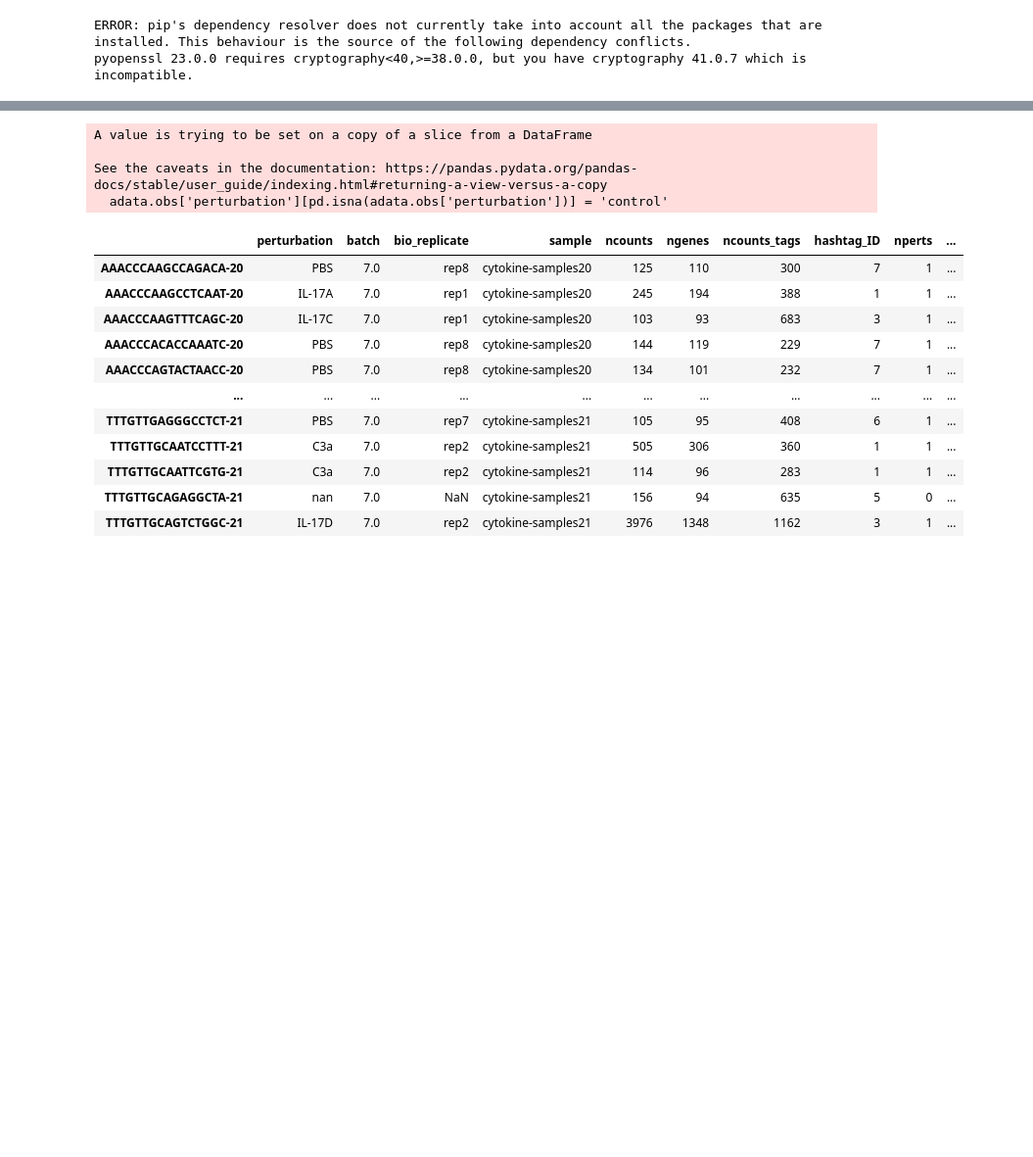
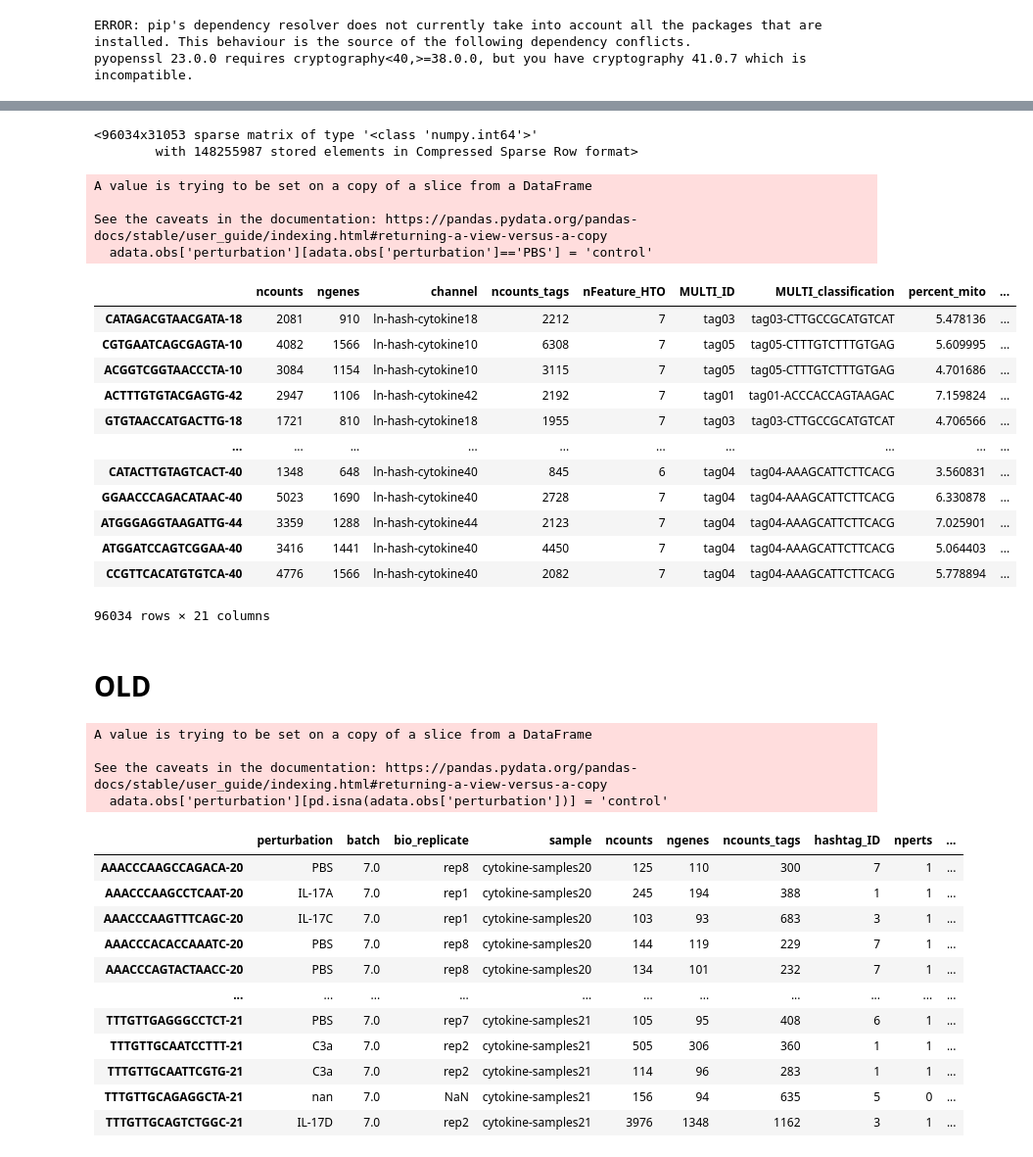
Before and after one commit to sanderlab/scPerturb, a Jupyter notebook: dataset_processing/notebooks/CuiHacohen2023.ipynb, the cells around one changed output, grey strips where cells are left out. Shown at 98% size. Cells and saved outputs as stored; diff of their text form; code cells hidden in the pictures; blank space fills up the shorter version.

Commit message:
Update CuiHacohen2023

```diff
--- a/dataset_processing/notebooks/CuiHacohen2023.ipynb
+++ b/dataset_processing/notebooks/CuiHacohen2023.ipynb
@@ -39,0 +58,6 @@ TEMPDIR = Path('/scratch/peidli/scPerturb/')
+# %%
+adatas = []
+for celltype in celltypes:
+    print(celltype)
+    adata = sc.read_h5ad(TEMPDIR / f'CuiHacohen2023/{celltype}_temp.h5ad')
+    adatas.append(adata)
@@ -40,3 +80,52 @@ TEMPDIR = Path('/scratch/peidli/scPerturb/')
+# %%
+adata = sc.concat(adatas, axis=0)
+# %%
+adata.X
+# %% [output]
+<96034x31053 sparse matrix of type '<class 'numpy.int64'>'
+        with 148255987 stored elements in Compressed Sparse Row format>
+# %%
+# Obs
+adata.obs.rename({
+    'nCount_RNA': 'ncounts',
+    'nFeature_RNA': 'ngenes',
+    'nCount_HTO': 'ncounts_tags',
+    'biological_replicate_number': 'bio_replicate',
+    'sample': 'perturbation',
+    'rep': 'bio_replicate'
+}, axis=1, inplace=True)
+adata.obs.drop(['orig.ident'], axis=1, inplace=True)
+adata.obs.perturbation = adata.obs.perturbation.astype(str)
+adata.obs['perturbation'][adata.obs['perturbation']=='PBS'] = 'control'
+adata.obs['nperts'] = [1-p.count('control') if type(p)==str else 0 for p in adata.obs.perturbation]
+adata.obs['perturbation_type'] = 'cytokines'
+adata.obs['disease'] = "healthy"
+adata.obs['cancer'] = False
+adata.obs['tissue_type']="primary"
+adata.obs['organism'] = 'mouse'
+# %% [output]
+A value is trying to be set on a copy of a slice from a DataFrame
+
+See the caveats in the documentation: https://pandas.pydata.org/pandas-docs/stable/user_guide/indexing.html#returning-a-view-versus-a-copy
+  adata.obs['perturbation'][adata.obs['perturbation']=='PBS'] = 'control'
+# %%
+adata.obs
+# %% [output]
+|  | ncounts | ngenes | channel | ncounts_tags | nFeature_HTO | MULTI_ID | MULTI_classification | percent_mito | ... |
+| CATAGACGTAACGATA-18 | 2081 | 910 | ln-hash-cytokine18 | 2212 | 7 | tag03 | tag03-CTTGCCGCATGTCAT | 5.478136 | ... |
+| CGTGAATCAGCGAGTA-10 | 4082 | 1566 | ln-hash-cytokine10 | 6308 | 7 | tag05 | tag05-CTTTGTCTTTGTGAG | 5.609995 | ... |
+| ACGGTCGGTAACCCTA-10 | 3084 | 1154 | ln-hash-cytokine10 | 3115 | 7 | tag05 | tag05-CTTTGTCTTTGTGAG | 4.701686 | ... |
+| ACTTTGTGTACGAGTG-42 | 2947 | 1106 | ln-hash-cytokine42 | 2192 | 7 | tag01 | tag01-ACCCACCAGTAAGAC | 7.159824 | ... |
+| GTGTAACCATGACTTG-18 | 1721 | 810 | ln-hash-cytokine18 | 1955 | 7 | tag03 | tag03-CTTGCCGCATGTCAT | 4.706566 | ... |
+| ... | ... | ... | ... | ... | ... | ... | ... | ... | ... |
+| CATACTTGTAGTCACT-40 | 1348 | 648 | ln-hash-cytokine40 | 845 | 6 | tag04 | tag04-AAAGCATTCTTCACG | 3.560831 | ... |
+| GGAACCCAGACATAAC-40 | 5023 | 1690 | ln-hash-cytokine40 | 2728 | 7 | tag04 | tag04-AAAGCATTCTTCACG | 6.330878 | ... |
+| ATGGGAGGTAAGATTG-44 | 3359 | 1288 | ln-hash-cytokine44 | 2123 | 7 | tag04 | tag04-AAAGCATTCTTCACG | 7.025901 | ... |
+| ATGGATCCAGTCGGAA-40 | 3416 | 1441 | ln-hash-cytokine40 | 4450 | 7 | tag04 | tag04-AAAGCATTCTTCACG | 5.064403 | ... |
+| CCGTTCACATGTGTCA-40 | 4776 | 1566 | ln-hash-cytokine40 | 2082 | 7 | tag04 | tag04-AAAGCATTCTTCACG | 5.778894 | ... |
+96034 rows × 21 columns
+# %% [markdown]
+# OLD
 # %%
 ids = [f'0{x}' if x < 10 else str(x) for x in range(1, 46) if x != 12]  # sample 12 is missing
 # %%
```
Also changed, not shown: parts of 5 cells of this notebook, 8 other files.
